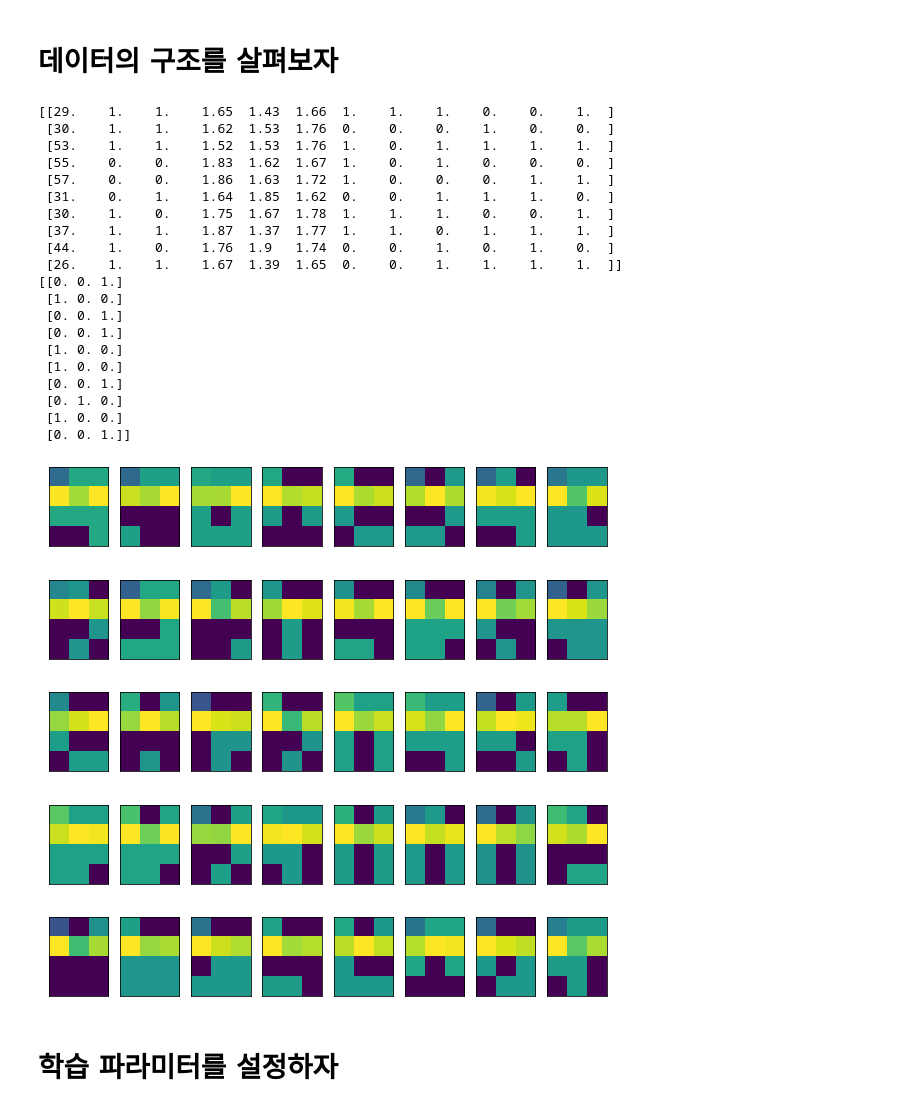
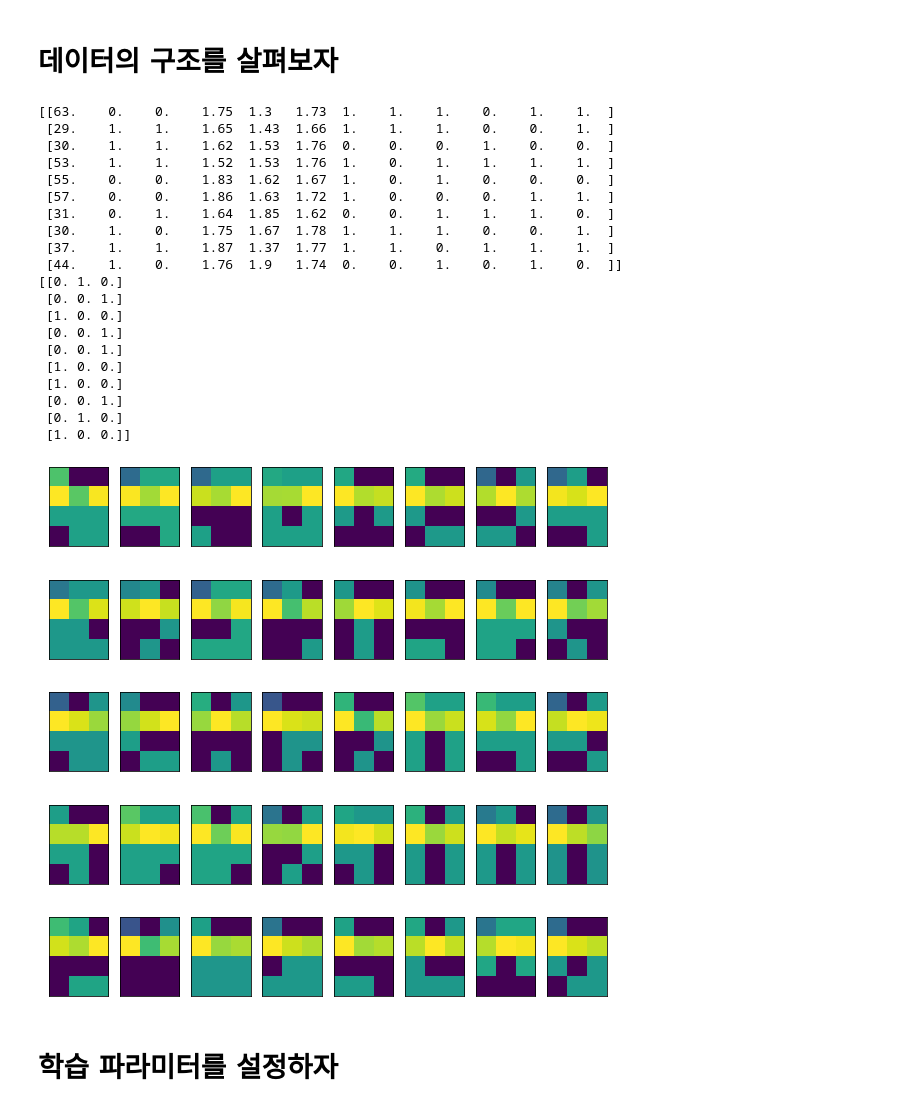
Before and after one commit to hongjai-rhee/public, a Jupyter notebook: 브랜드선택.ipynb, the cells around one changed output. Saved outputs shown, nothing was run; the diff lists cells and outputs as text; code cells hidden in the pictures.

```diff
--- a/브랜드선택.ipynb
+++ b/브랜드선택.ipynb
@@ -5,6 +5,7 @@
 데이터파일 이름을 지정한 후, 해당 파일을 코랩에 마운트하고
 필요한 라이브러리를 불러온다
 # %%
+
 data_file='choice500.csv'    ## 데이터 파일 이름
 
 ## 필요한 라이브러리 불러오기
@@ -12,6 +13,8 @@ import pandas as pd; import numpy as np; from keras.models import Sequential; fr
 from sklearn.model_selection import train_test_split; from keras.utils.np_utils import to_categorical;  from matplotlib import style
 
 ## 1. 데이터 불러오기
-dat = pd.read_csv(data_file); dat = np.array(dat); ncol=dat.shape[1]; nrow=dat.shape[0]
+dat = pd.read_csv(data_file);
+print(dat.head())
+dat = np.array(dat); ncol=dat.shape[1]; nrow=dat.shape[0]
 x=dat[:,0:ncol-1]; y=dat[:,ncol-1]-1
 y = to_categorical(y)
@@ -21,42 +33,44 @@ y = to_categorical(y)
 ## 1. 데이터 살펴보기
 print(np.around(x[0:10,:],2))      # 고객특성(나이, 성별, 헤비유저), 3개 브랜드의 (가격, 광고, 스페셜 디스플레이 여부)
 print(y[0:10])                     # 선택된 브랜드
 class_names = ['nabisco', 'keebler', 'sunshine']    ## 브랜드 이름
 
 # X 벡터를 이미지로 시각화
-x[:,0]=x[:,0]/50
-z = x.reshape(nrow, 4,3)
+import copy
+z=copy.copy(x)
+z[:,0]=z[:,0]/50
+z = z.reshape(nrow, 4,3)
 
 plt.figure(figsize=(10,10))
 for i in range(40) :
     plt.subplot(5,8,i+1)
     plt.xticks([])
     plt.yticks([])
     plt.grid(False)
     plt.imshow(z[i])
 plt.show()
 # %% [output]
-[[29.    1.    1.    1.65  1.43  1.66  1.    1.    1.    0.    0.    1.  ]
+[[63.    0.    0.    1.75  1.3   1.73  1.    1.    1.    0.    1.    1.  ]
+ [29.    1.    1.    1.65  1.43  1.66  1.    1.    1.    0.    0.    1.  ]
  [30.    1.    1.    1.62  1.53  1.76  0.    0.    0.    1.    0.    0.  ]
  [53.    1.    1.    1.52  1.53  1.76  1.    0.    1.    1.    1.    1.  ]
  [55.    0.    0.    1.83  1.62  1.67  1.    0.    1.    0.    0.    0.  ]
  [57.    0.    0.    1.86  1.63  1.72  1.    0.    0.    0.    1.    1.  ]
  [31.    0.    1.    1.64  1.85  1.62  0.    0.    1.    1.    1.    0.  ]
  [30.    1.    0.    1.75  1.67  1.78  1.    1.    1.    0.    0.    1.  ]
  [37.    1.    1.    1.87  1.37  1.77  1.    1.    0.    1.    1.    1.  ]
- [44.    1.    0.    1.76  1.9   1.74  0.    0.    1.    0.    1.    0.  ]
- [26.    1.    1.    1.67  1.39  1.65  0.    0.    1.    1.    1.    1.  ]]
-[[0. 0. 1.]
+ [44.    1.    0.    1.76  1.9   1.74  0.    0.    1.    0.    1.    0.  ]]
+[[0. 1. 0.]
+ [0. 0. 1.]
  [1. 0. 0.]
  [0. 0. 1.]
  [0. 0. 1.]
  [1. 0. 0.]
  [1. 0. 0.]
  [0. 0. 1.]
  [0. 1. 0.]
- [1. 0. 0.]
- [0. 0. 1.]]
+ [1. 0. 0.]]
-[figure, old version]
+[figure, new version]
 # %% [markdown]
 # 학습 파라미터를 설정하자
 # %%
```
Also changed, not shown: parts of 5 cells of this notebook.
